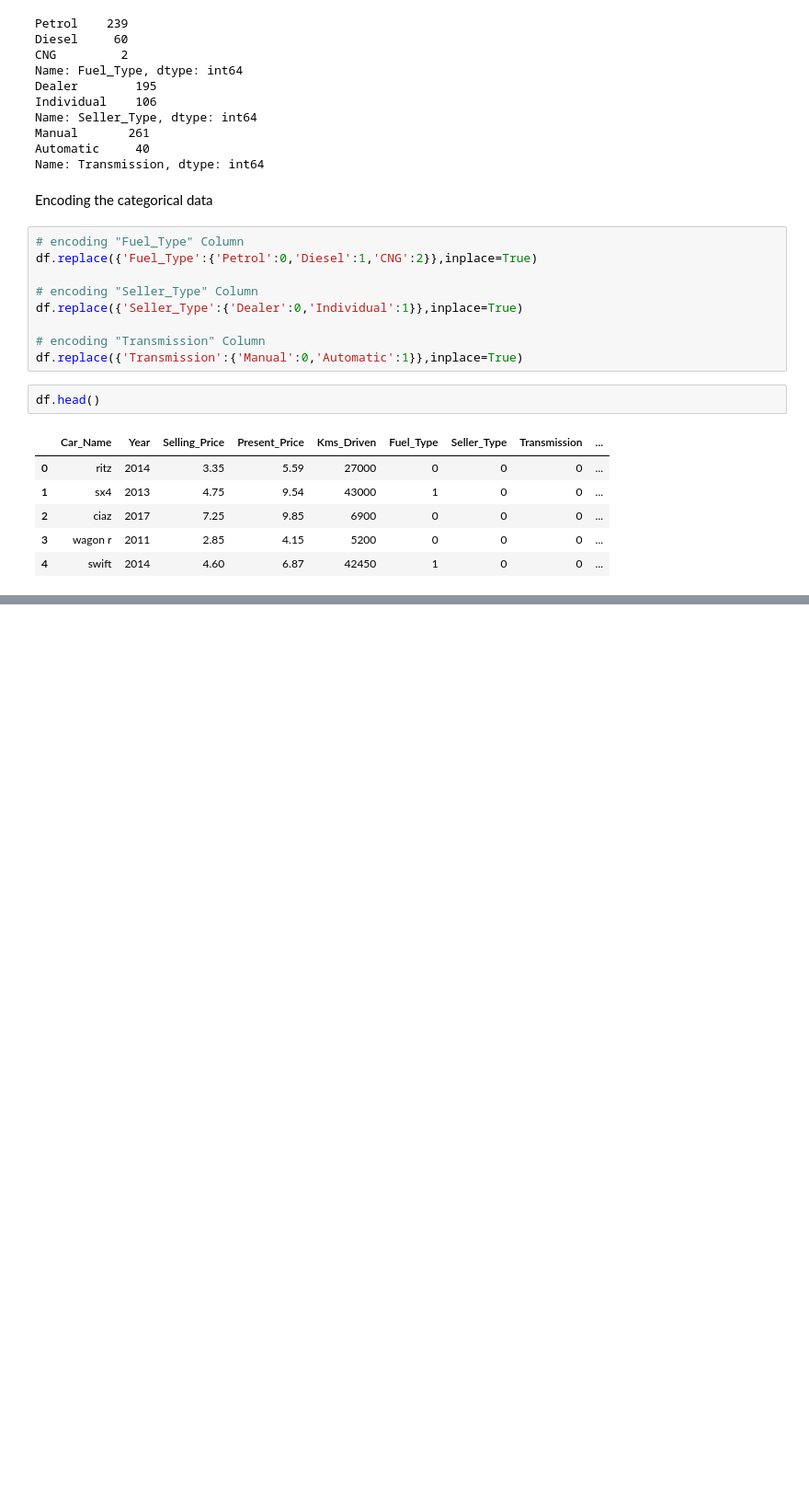
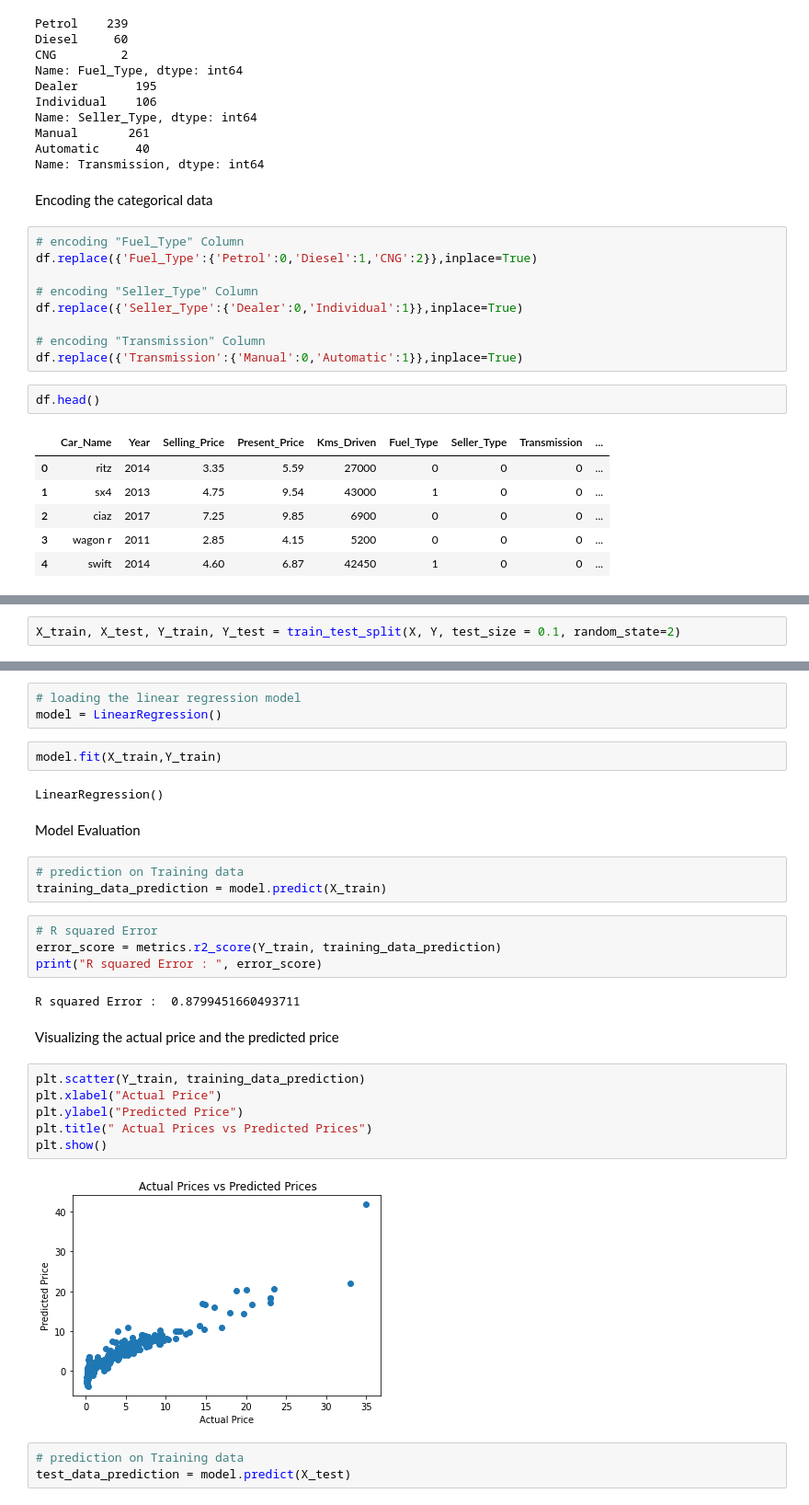
Before and after one commit to MrNeilMehta/Project-7-Car-Price-Prediction, a Jupyter notebook: Project_7_Car_Price_Prediction.ipynb, the cells around one changed output, grey strips where cells are left out. Shown at 92% size. Saved outputs shown, nothing was run; the diff lists cells and outputs as text; blank space fills up the shorter version.

```diff
--- a/Project_7_Car_Price_Prediction.ipynb
+++ b/Project_7_Car_Price_Prediction.ipynb
@@ -109,0 +171,2 @@ df.head()
+# %%
+X_train, X_test, Y_train, Y_test = train_test_split(X, Y, test_size = 0.1, random_state=2)
@@ -109,0 +183,31 @@ df.head()
+# %%
+# loading the linear regression model
+model = LinearRegression()
+# %%
+model.fit(X_train,Y_train)
+# %% [output]
+LinearRegression()
+# %% [markdown]
+Model Evaluation
+# %%
+# prediction on Training data
+training_data_prediction = model.predict(X_train)
+# %%
+# R squared Error
+error_score = metrics.r2_score(Y_train, training_data_prediction)
+print("R squared Error : ", error_score)
+# %% [output]
+R squared Error :  0.8799451660493711
+# %% [markdown]
+Visualizing the actual price and the predicted price
+# %%
+plt.scatter(Y_train, training_data_prediction)
+plt.xlabel("Actual Price")
+plt.ylabel("Predicted Price")
+plt.title(" Actual Prices vs Predicted Prices")
+plt.show()
+# %% [output]
+[figure, added]
+# %%
+# prediction on Training data
+test_data_prediction = model.predict(X_test)
```
Also changed, not shown: parts of 22 cells of this notebook.
